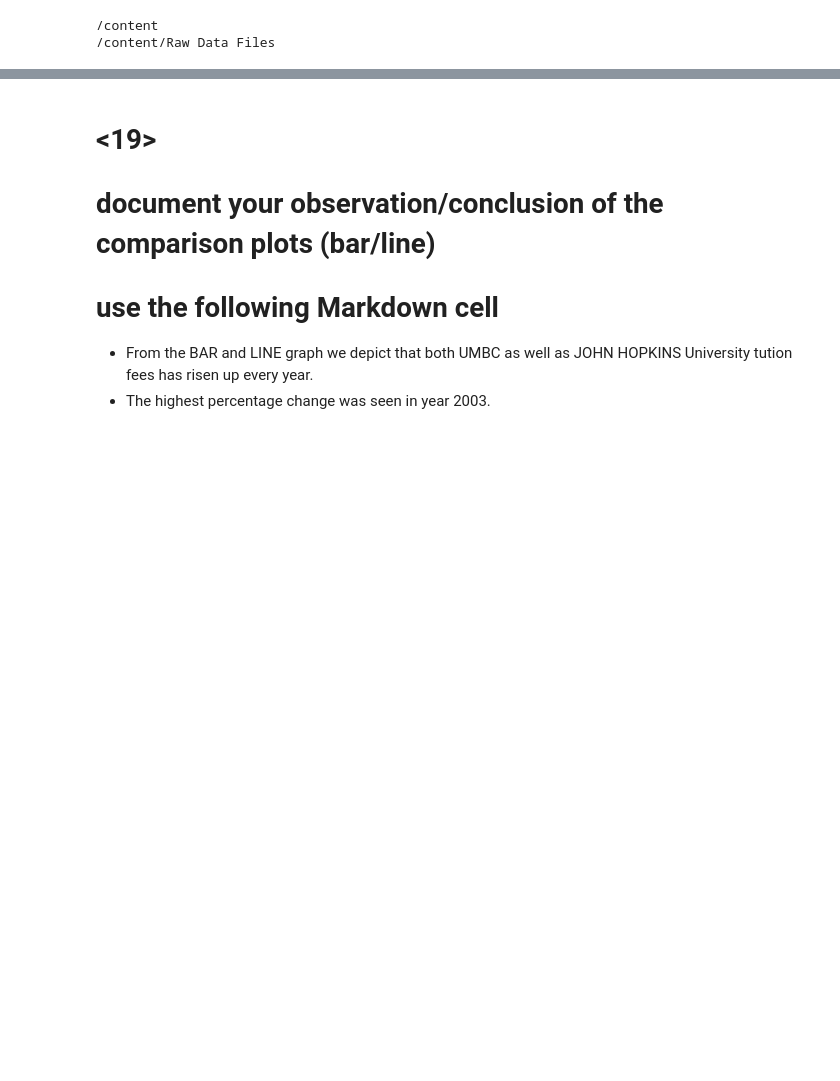
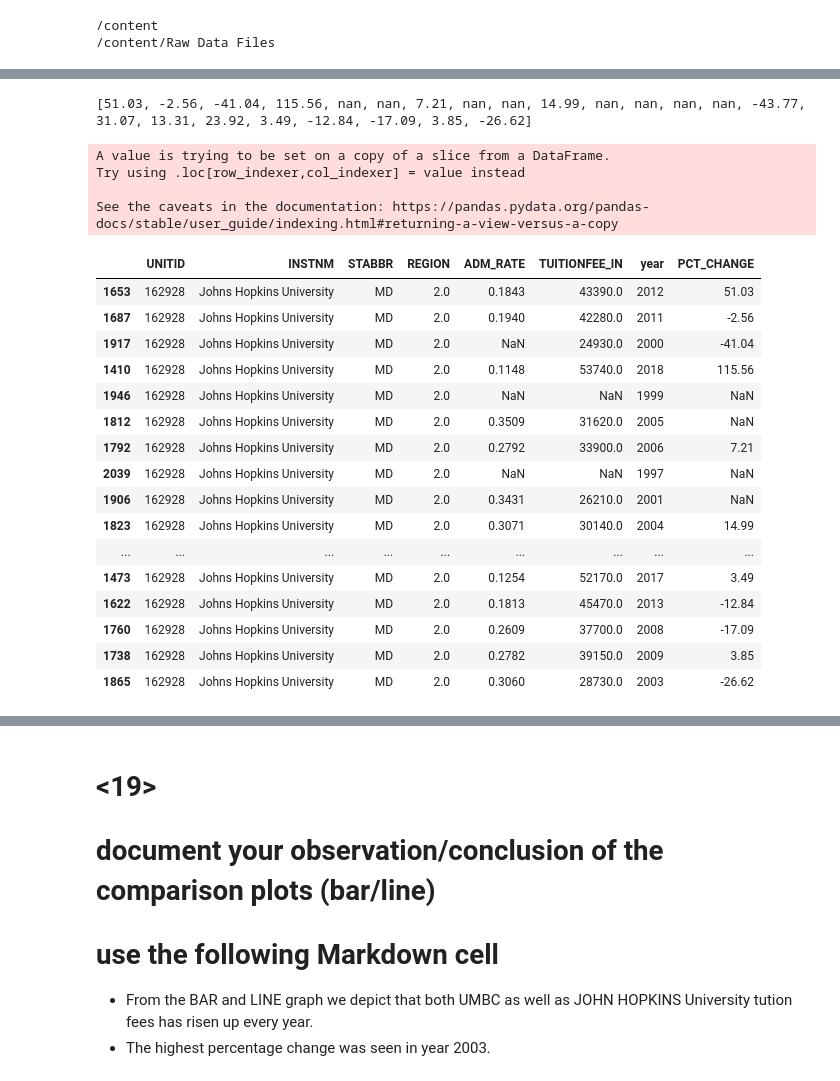
Before and after one commit to kq49539/DATA690-ATMAN, a Jupyter notebook: assignment_06/assignment_06.ipynb, the cells around one changed output, grey strips where cells are left out. Saved outputs shown, nothing was run; the diff lists cells and outputs as text; code cells hidden in the pictures; blank space fills up the shorter version.

```diff
--- a/assignment_06/assignment_06.ipynb
+++ b/assignment_06/assignment_06.ipynb
@@ -691,0 +394,8 @@ df_final.plot.line(x = 'year', y = ['UMBC_PCT', 'JHU_PCT'], figsize = (10, 8))
+# %%
+# Loop through the list and calculate the % change each year over the prior year
+
+percentage_change_list = []
+for j in range(len(tutionfee_in)):
+  percentage_change=((tutionfee_in[j]-tutionfee_in[j-1])/tutionfee_in[j-1])*100
+  percentage_change_list.append(percentage_change)
+print(percentage_change_list)
@@ -691,0 +477,24 @@ df_final.plot.line(x = 'year', y = ['UMBC_PCT', 'JHU_PCT'], figsize = (10, 8))
+# %%
+# <12>
+# Since we want to do the same calculation for JHU.
+# Instead of doing it piecemeal as we did for UMBC
+# Let's create a function which can be reused for any college.
+# This function takes a list of tuitions and return a list of percentage changes year over year
+# This function can be used later
+
+def percent_calc_colg(tutionfee_in):
+   percentage_change_list = []
+   for j in range(len(tutionfee_in)):
+     percentage_change = ((tutionfee_in[j]-tutionfee_in[j-1])/tutionfee_in[j-1])*100
+     percentage_change_list.append(round(percentage_change,2))
+   return percentage_change_list
+# %%
+# <13>
+# the dataframe contains many years of data of all U.S. colleges.
+# let's just look at JHU
+# filter/query the dataframe to retrieve only rows that belong to JHU
+# save the JHU data to a new data frame. using a new variable
+# so that the old big data frame is still available for later use.
+
+college_JHU = new_df[new_df['INSTNM']== "Johns Hopkins University"]
+college_JHU
@@ -691,0 +554,36 @@ df_final.plot.line(x = 'year', y = ['UMBC_PCT', 'JHU_PCT'], figsize = (10, 8))
+# %%
+# <15>
+# Let's calculate the JHU tuition percentge growth using the function defined earlier
+
+percentage_change_JHU = percent_calc_colg(college_JHU['TUITIONFEE_IN'].tolist())
+print(percentage_change_JHU)
+# %% [output]
+[51.03, -2.56, -41.04, 115.56, nan, nan, 7.21, nan, nan, 14.99, nan, nan, nan, nan, -43.77, 31.07, 13.31, 23.92, 3.49, -12.84, -17.09, 3.85, -26.62]
+# %%
+# <16>
+# Add the list of percentage changes to the dataframe as a new column ("PCT_CHANGE")
+
+college_JHU['PCT_CHANGE'] = percentage_change_JHU
+college_JHU
+# %% [output]
+A value is trying to be set on a copy of a slice from a DataFrame.
+Try using .loc[row_indexer,col_indexer] = value instead
+
+See the caveats in the documentation: https://pandas.pydata.org/pandas-docs/stable/user_guide/indexing.html#returning-a-view-versus-a-copy
+|  | UNITID | INSTNM | STABBR | REGION | ADM_RATE | TUITIONFEE_IN | year | PCT_CHANGE |
+| 1653 | 162928 | Johns Hopkins University | MD | 2.0 | 0.1843 | 43390.0 | 2012 | 51.03 |
+| 1687 | 162928 | Johns Hopkins University | MD | 2.0 | 0.1940 | 42280.0 | 2011 | -2.56 |
+| 1917 | 162928 | Johns Hopkins University | MD | 2.0 | NaN | 24930.0 | 2000 | -41.04 |
+| 1410 | 162928 | Johns Hopkins University | MD | 2.0 | 0.1148 | 53740.0 | 2018 | 115.56 |
+| 1946 | 162928 | Johns Hopkins University | MD | 2.0 | NaN | NaN | 1999 | NaN |
+| 1812 | 162928 | Johns Hopkins University | MD | 2.0 | 0.3509 | 31620.0 | 2005 | NaN |
+| 1792 | 162928 | Johns Hopkins University | MD | 2.0 | 0.2792 | 33900.0 | 2006 | 7.21 |
+| 2039 | 162928 | Johns Hopkins University | MD | 2.0 | NaN | NaN | 1997 | NaN |
+| 1906 | 162928 | Johns Hopkins University | MD | 2.0 | 0.3431 | 26210.0 | 2001 | NaN |
+| 1823 | 162928 | Johns Hopkins University | MD | 2.0 | 0.3071 | 30140.0 | 2004 | 14.99 |
+| ... | ... | ... | ... | ... | ... | ... | ... | ... |
+| 1473 | 162928 | Johns Hopkins University | MD | 2.0 | 0.1254 | 52170.0 | 2017 | 3.49 |
+| 1622 | 162928 | Johns Hopkins University | MD | 2.0 | 0.1813 | 45470.0 | 2013 | -12.84 |
+| 1760 | 162928 | Johns Hopkins University | MD | 2.0 | 0.2609 | 37700.0 | 2008 | -17.09 |
+| 1738 | 162928 | Johns Hopkins University | MD | 2.0 | 0.2782 | 39150.0 | 2009 | 3.85 |
+| 1865 | 162928 | Johns Hopkins University | MD | 2.0 | 0.3060 | 28730.0 | 2003 | -26.62 |
```
Also changed, not shown: parts of 59 cells of this notebook.
